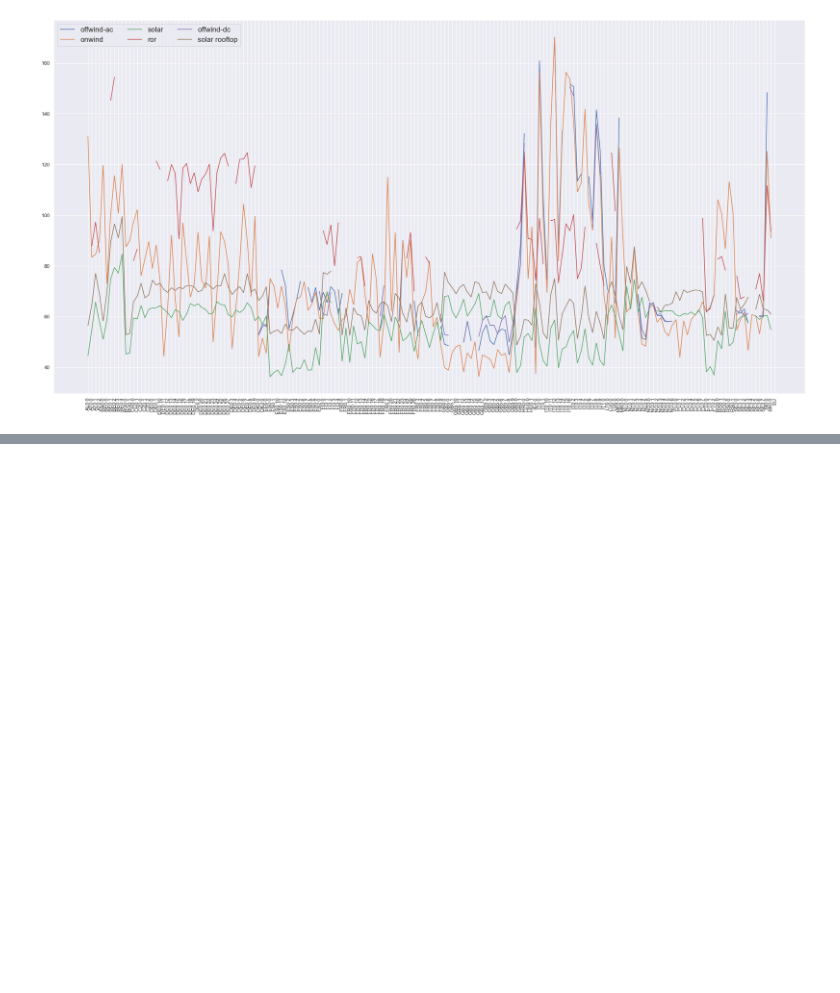
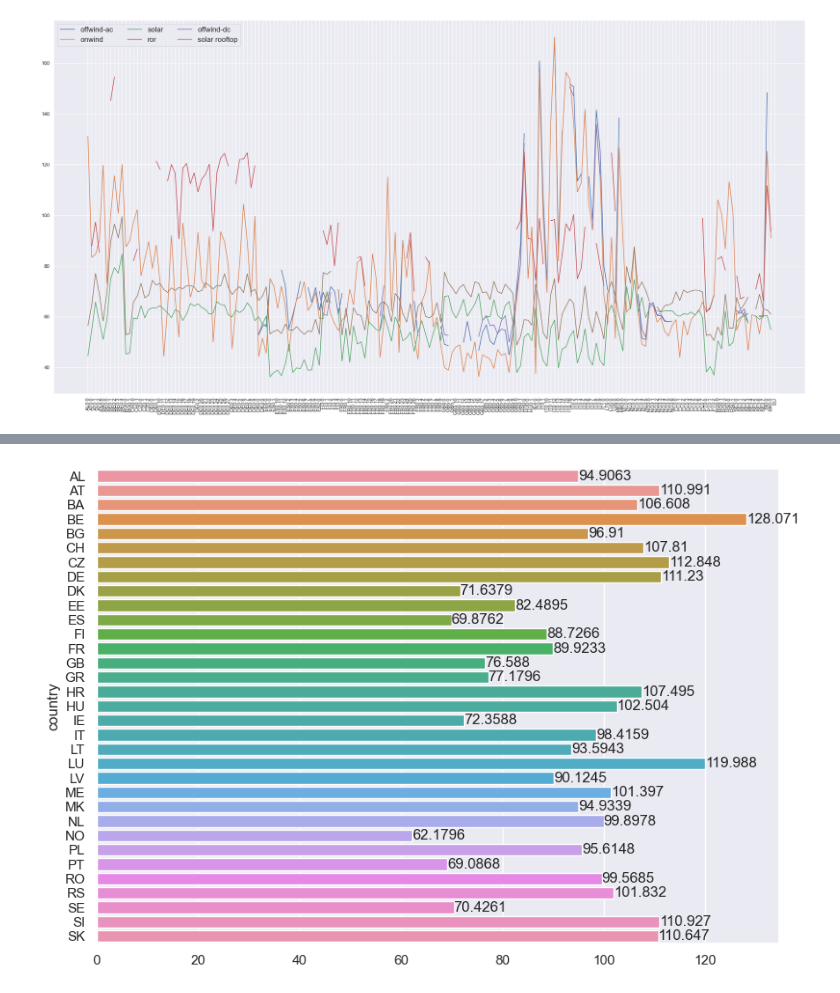
Before and after one commit to JulianGeis/master_thesis, a Jupyter notebook: notebooks/mv_analysis.ipynb, the cells around one changed output, grey strips where cells are left out. Drawn from its saved outputs; the diff is of its cells as text; code cells hidden in the pictures; blank space fills up the shorter version.

```diff
--- a/notebooks/mv_analysis.ipynb
+++ b/notebooks/mv_analysis.ipynb
@@ -99,0 +134,12 @@ ToDoPlots
+# %%
+# Plot of lmp averaged over countries
+df2 = lmp_regions.transpose()
+df2["country"] = df2.index.str[:2]
+df2 = df2.groupby(by="country").mean().mean(axis=1)
+sns.set(rc={'figure.figsize':(10,7)})
+ax = sns.barplot(y=df2.index, x=df2.values)
+
+for i in ax.containers:
+    ax.bar_label(i,)
+# %% [output]
+[figure, added]
```
Also changed, not shown: parts of 21 cells of this notebook, 3 other files.
